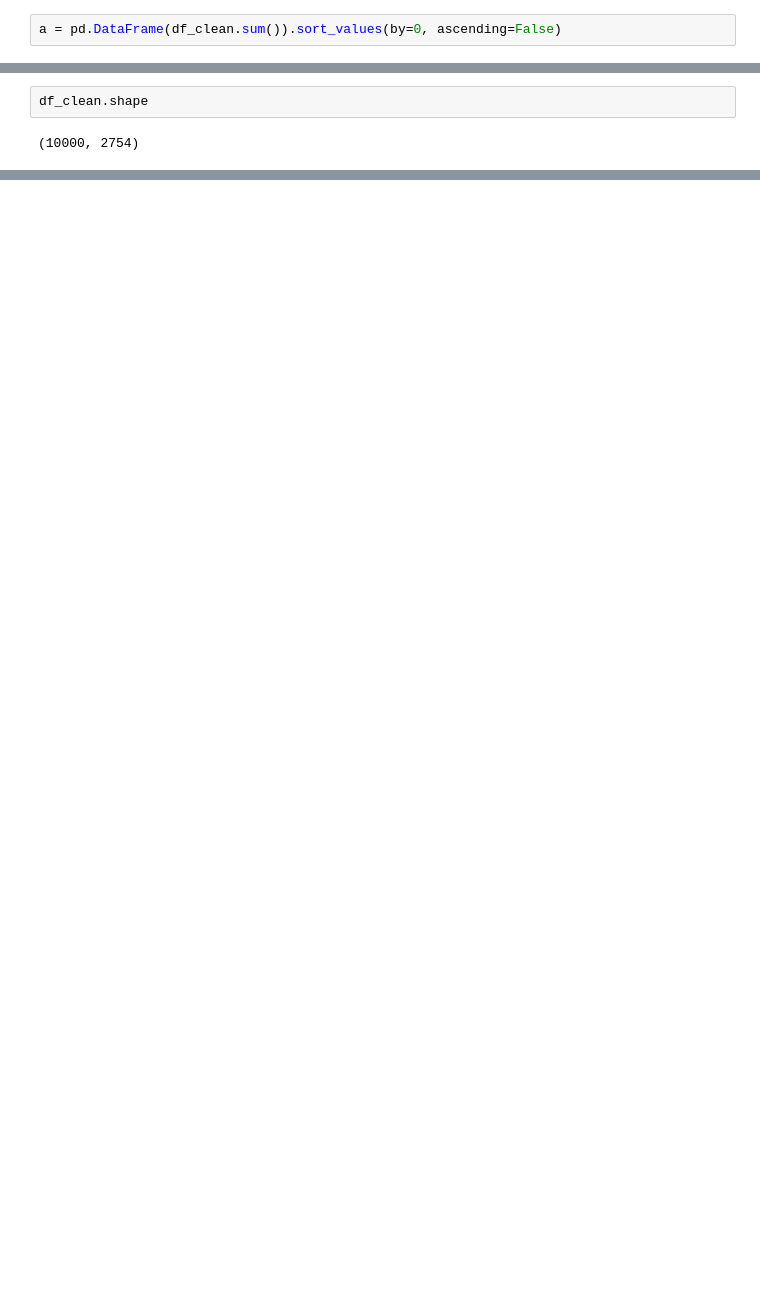
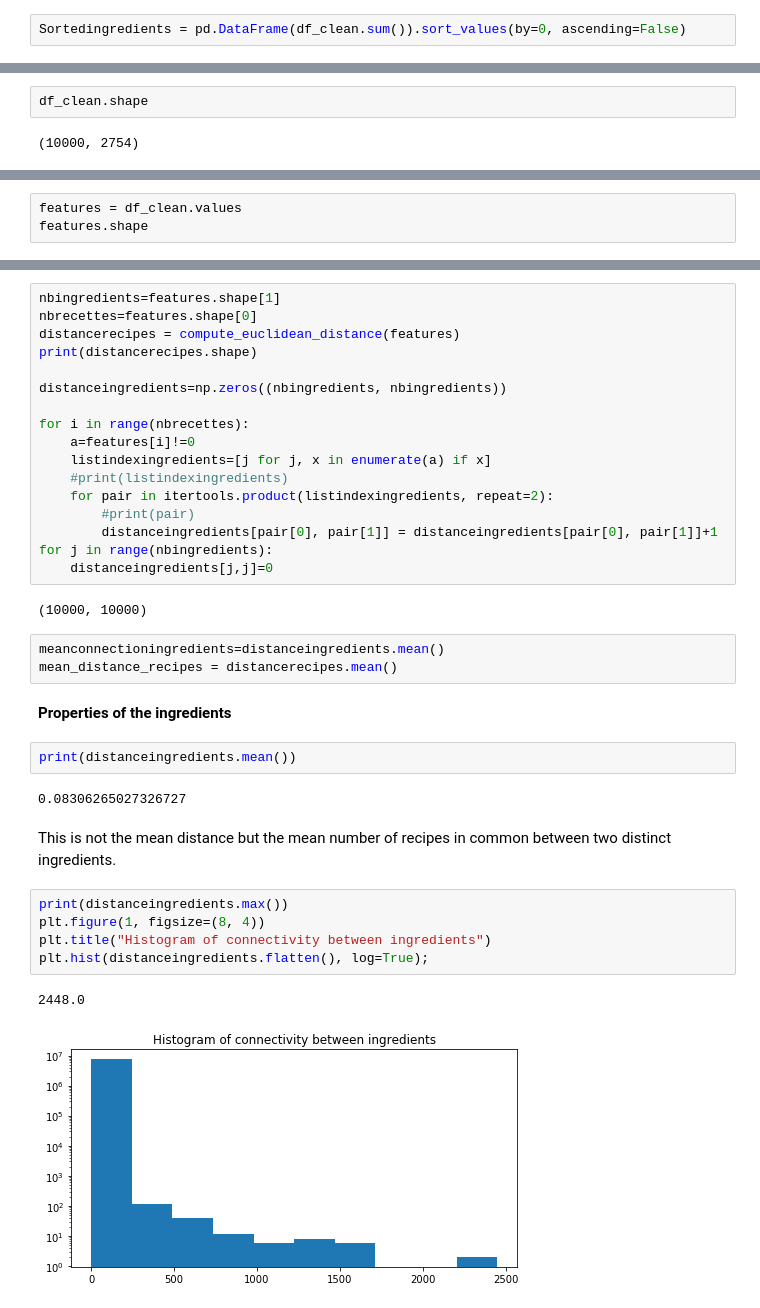
Before and after one commit to Juliencou/Recipes, a Jupyter notebook: assignments/example_to_start_recipes.ipynb, the cells around one changed output, grey strips where cells are left out. Cells and saved outputs as stored; diff of their text form; blank space fills up the shorter version.

Commit message:
Connectivity matrix created

```diff
--- a/assignments/example_to_start_recipes.ipynb
+++ b/assignments/example_to_start_recipes.ipynb
@@ -47,4 +31,4 @@ cols = np.setdiff1d(columns, drop_columns)
 # %%
 df_clean = df[cols]
 # %%
-a = pd.DataFrame(df_clean.sum()).sort_values(by=0, ascending=False)
+Sortedingredients = pd.DataFrame(df_clean.sum()).sort_values(by=0, ascending=False)
@@ -74,0 +73,3 @@ df_clean.shape
+# %%
+features = df_clean.values
+features.shape
@@ -74,0 +81,38 @@ df_clean.shape
+# %%
+nbingredients=features.shape[1]
+nbrecettes=features.shape[0]
+distancerecipes = compute_euclidean_distance(features)
+print(distancerecipes.shape)
+
+distanceingredients=np.zeros((nbingredients, nbingredients))
+
+for i in range(nbrecettes):
+    a=features[i]!=0
+    listindexingredients=[j for j, x in enumerate(a) if x]
+    #print(listindexingredients)
+    for pair in itertools.product(listindexingredients, repeat=2):
+        #print(pair)
+        distanceingredients[pair[0], pair[1]] = distanceingredients[pair[0], pair[1]]+1
+for j in range(nbingredients):
+    distanceingredients[j,j]=0
+# %% [output]
+(10000, 10000)
+# %%
+meanconnectioningredients=distanceingredients.mean()
+mean_distance_recipes = distancerecipes.mean()
+# %% [markdown]
+****Properties of the ingredients****
+# %%
+print(distanceingredients.mean())
+# %% [output]
+0.08306265027326727
+# %% [markdown]
+This is not the mean distance but the mean number of recipes in common between two distinct ingredients.
+# %%
+print(distanceingredients.max())
+plt.figure(1, figsize=(8, 4))
+plt.title("Histogram of connectivity between ingredients")
+plt.hist(distanceingredients.flatten(), log=True);
+# %% [output]
+2448.0
+[figure, added]
```
Also changed, not shown: parts of 14 cells of this notebook.
